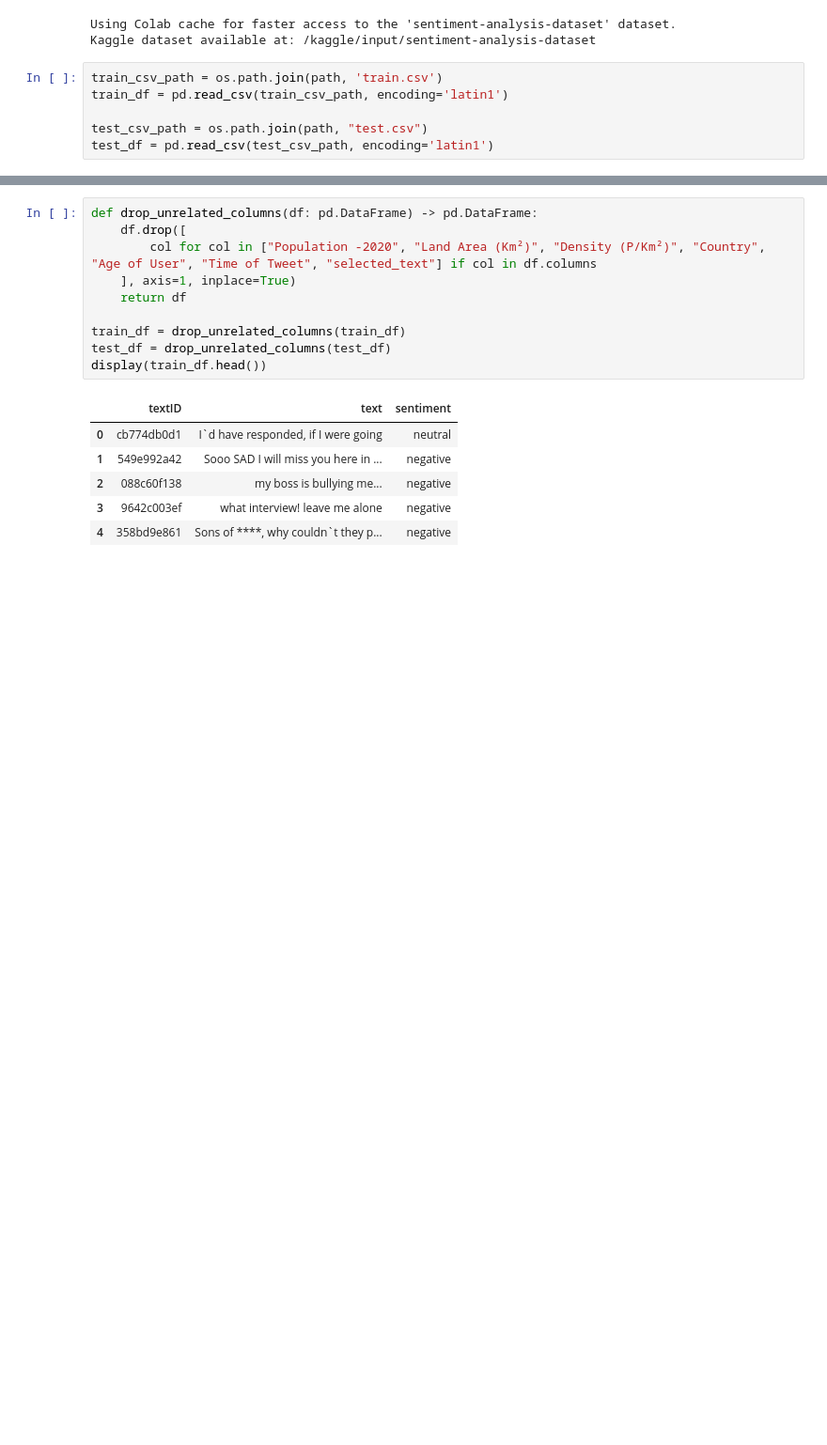
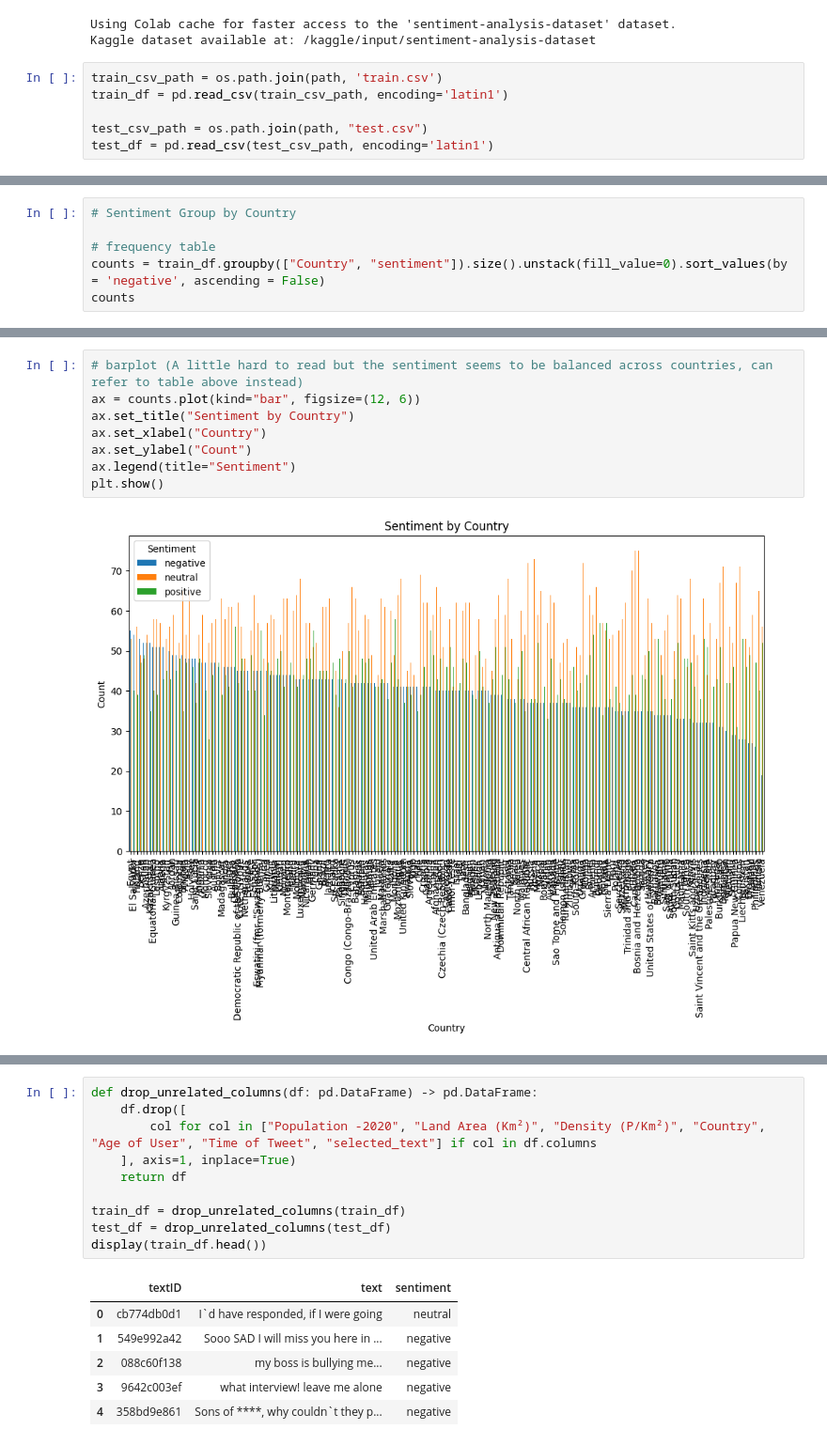
Before and after one commit to jinyang628/cs4248, a Jupyter notebook: CS4248.ipynb, the cells around one changed output, grey strips where cells are left out. Shown at 94% size. Cells and saved outputs as stored; diff of their text form; blank space fills up the shorter version.

```diff
--- a/CS4248.ipynb
+++ b/CS4248.ipynb
@@ -73,0 +272,6 @@ test_df = pd.read_csv(test_csv_path, encoding='latin1')
+# %%
+# Sentiment Group by Country
+
+# frequency table
+counts = train_df.groupby(["Country", "sentiment"]).size().unstack(fill_value=0).sort_values(by = 'negative', ascending = False)
+counts
@@ -73,0 +293,10 @@ test_df = pd.read_csv(test_csv_path, encoding='latin1')
+# %%
+# barplot (A little hard to read but the sentiment seems to be balanced across countries, can refer to table above instead)
+ax = counts.plot(kind="bar", figsize=(12, 6))
+ax.set_title("Sentiment by Country")
+ax.set_xlabel("Country")
+ax.set_ylabel("Count")
+ax.legend(title="Sentiment")
+plt.show()
+# %% [output]
+[figure, added]
```
Also changed, not shown: parts of 36 cells of this notebook.
